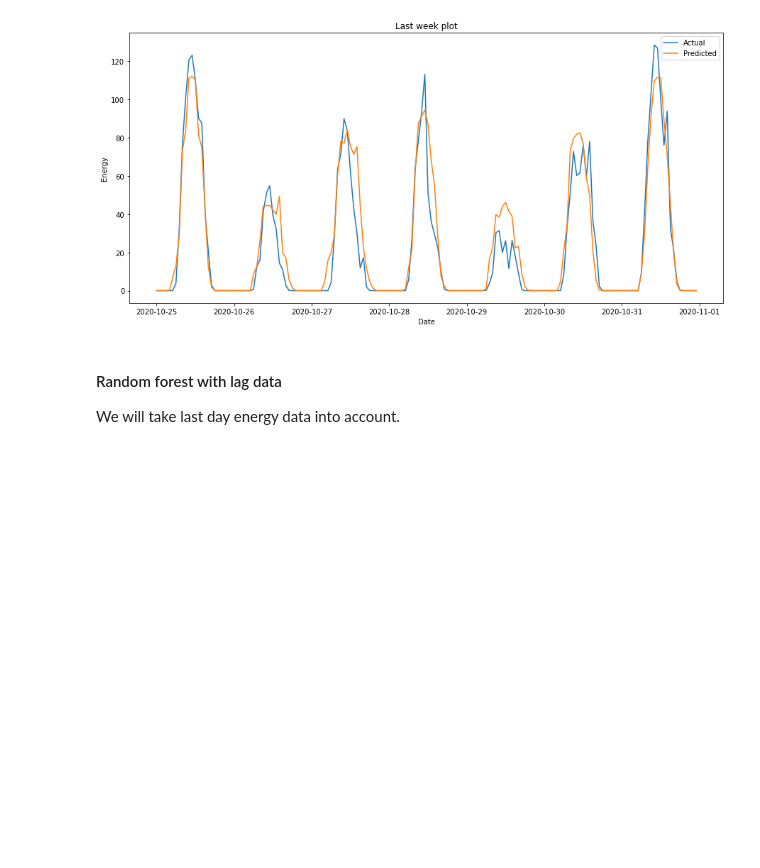
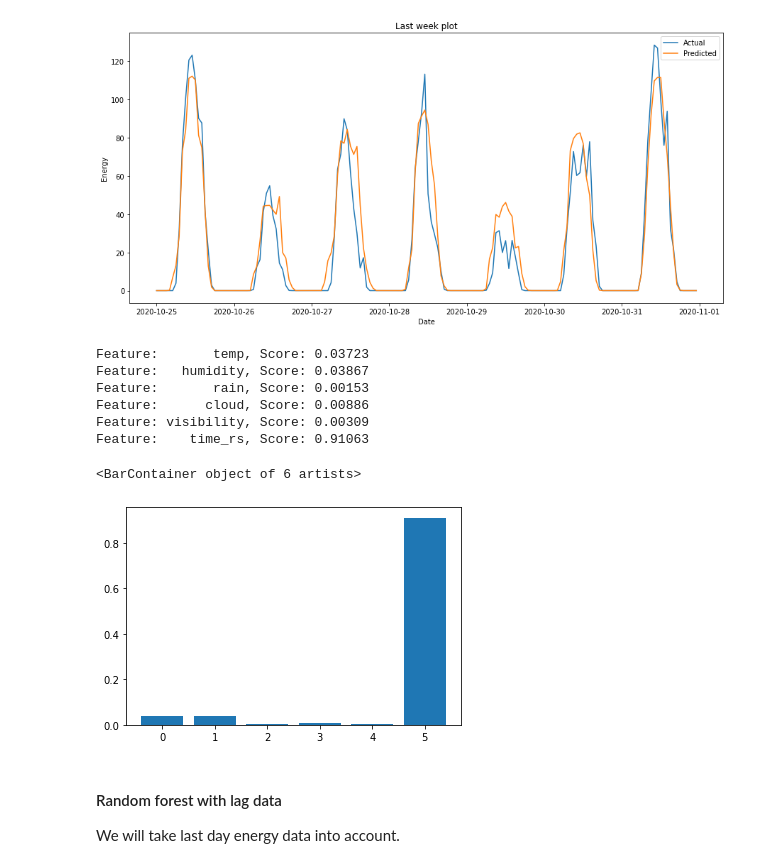
Before and after one commit to fomapavlov/EMS_Workshop, a Jupyter notebook: Random Forest Regressor.ipynb, the cells around one changed output. Drawn from its saved outputs; the diff is of its cells as text; code cells hidden in the pictures; blank space fills up the shorter version.

```diff
--- a/Random Forest Regressor.ipynb
+++ b/Random Forest Regressor.ipynb
@@ -207,6 +208,22 @@ _ = plt.legend()
 _ = plt.title('Last week plot')
 # %% [output]
 [figure]
+# %%
+importance = regr.feature_importances_
+# summarize feature importance
+for i,v in zip(list(X_train),importance):
+    print('Feature: %10s, Score: %.5f' % (i,v))
+# plot feature importance
+plt.bar([x for x in range(len(importance))], importance)
+# %% [output]
+Feature:       temp, Score: 0.03723
+Feature:   humidity, Score: 0.03867
+Feature:       rain, Score: 0.00153
+Feature:      cloud, Score: 0.00886
+Feature: visibility, Score: 0.00309
+Feature:    time_rs, Score: 0.91063
+<BarContainer object of 6 artists>
+[figure, added]
 # %% [markdown]
 #### Random forest with lag data
 We will take last day energy data into account.
```
Also changed, not shown: parts of 2 cells of this notebook, 3 other files.
